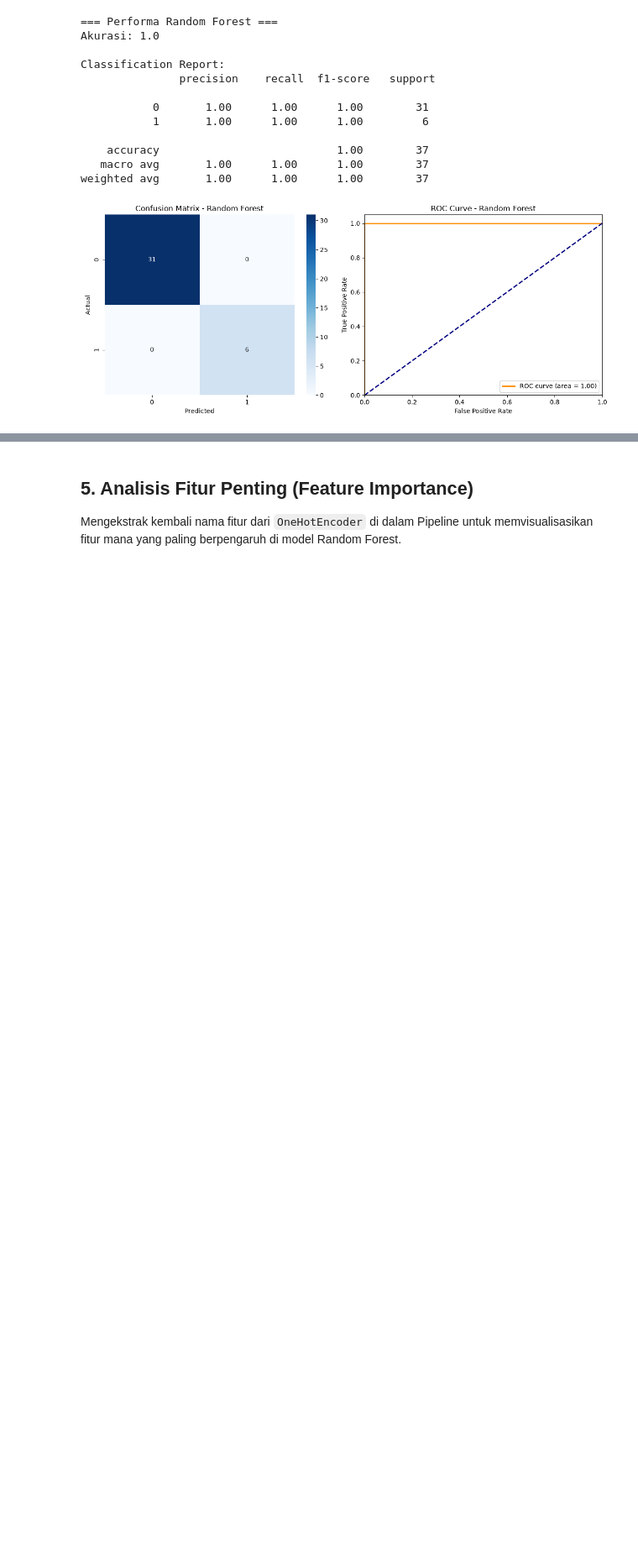
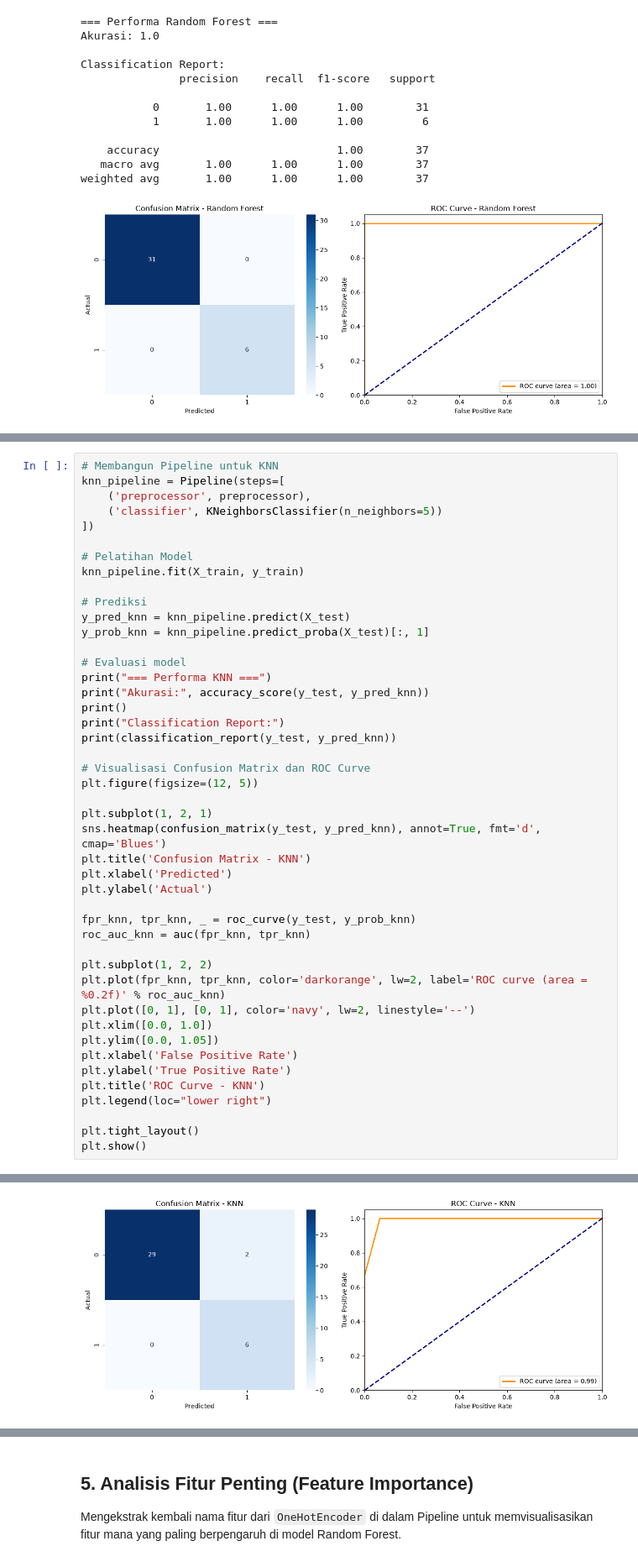
Before and after one commit to Tayen15/datamining-smartTPS-predictor, a Jupyter notebook: modeling.ipynb, the cells around one changed output, grey strips where cells are left out. Shown at 84% size. Drawn from its saved outputs; the diff is of its cells as text; blank space fills up the shorter version.

```diff
--- a/modeling.ipynb
+++ b/modeling.ipynb
@@ -225,0 +233,46 @@ weighted avg       1.00      1.00      1.00        37
+# %%
+# Membangun Pipeline untuk KNN
+knn_pipeline = Pipeline(steps=[
+    ('preprocessor', preprocessor),
+    ('classifier', KNeighborsClassifier(n_neighbors=5))
+])
+
+# Pelatihan Model
+knn_pipeline.fit(X_train, y_train)
+
+# Prediksi
+y_pred_knn = knn_pipeline.predict(X_test)
+y_prob_knn = knn_pipeline.predict_proba(X_test)[:, 1]
+
+# Evaluasi model
+print("=== Performa KNN ===")
+print("Akurasi:", accuracy_score(y_test, y_pred_knn))
+print()
+print("Classification Report:")
+print(classification_report(y_test, y_pred_knn))
+
+# Visualisasi Confusion Matrix dan ROC Curve
+plt.figure(figsize=(12, 5))
+
+plt.subplot(1, 2, 1)
+sns.heatmap(confusion_matrix(y_test, y_pred_knn), annot=True, fmt='d', cmap='Blues')
+plt.title('Confusion Matrix - KNN')
+plt.xlabel('Predicted')
+plt.ylabel('Actual')
+
+fpr_knn, tpr_knn, _ = roc_curve(y_test, y_prob_knn)
+roc_auc_knn = auc(fpr_knn, tpr_knn)
+
+plt.subplot(1, 2, 2)
+plt.plot(fpr_knn, tpr_knn, color='darkorange', lw=2, label='ROC curve (area = %0.2f)' % roc_auc_knn)
+plt.plot([0, 1], [0, 1], color='navy', lw=2, linestyle='--')
+plt.xlim([0.0, 1.0])
+plt.ylim([0.0, 1.05])
+plt.xlabel('False Positive Rate')
+plt.ylabel('True Positive Rate')
+plt.title('ROC Curve - KNN')
+plt.legend(loc="lower right")
+
+plt.tight_layout()
+plt.show()
+# %% [output]
@@ -225,0 +291 @@ weighted avg       1.00      1.00      1.00        37
+[figure, added]
```
Also changed, not shown: parts of 7 cells of this notebook.
